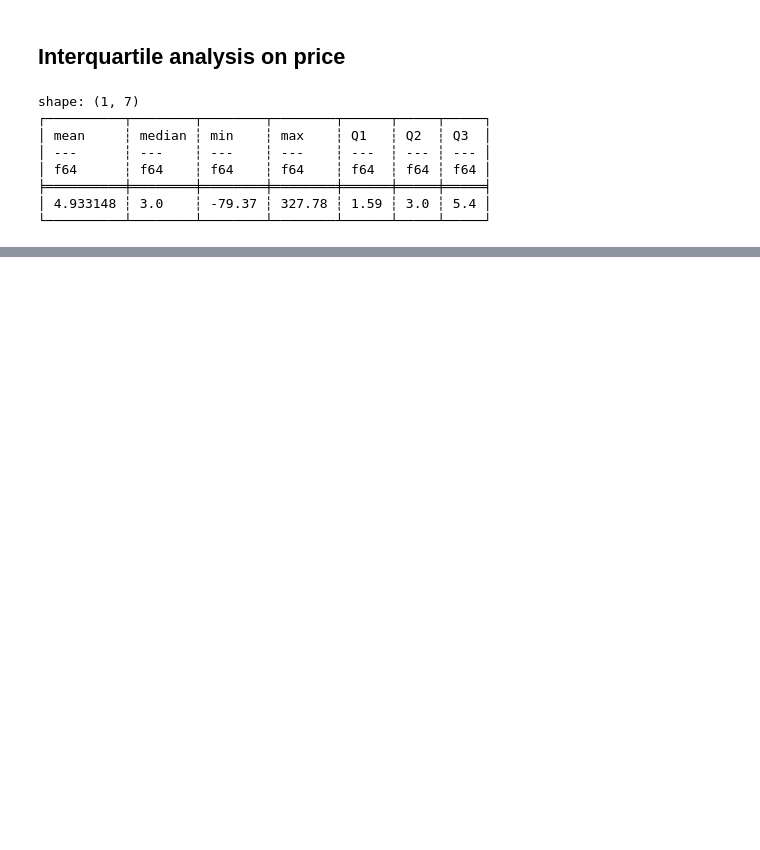
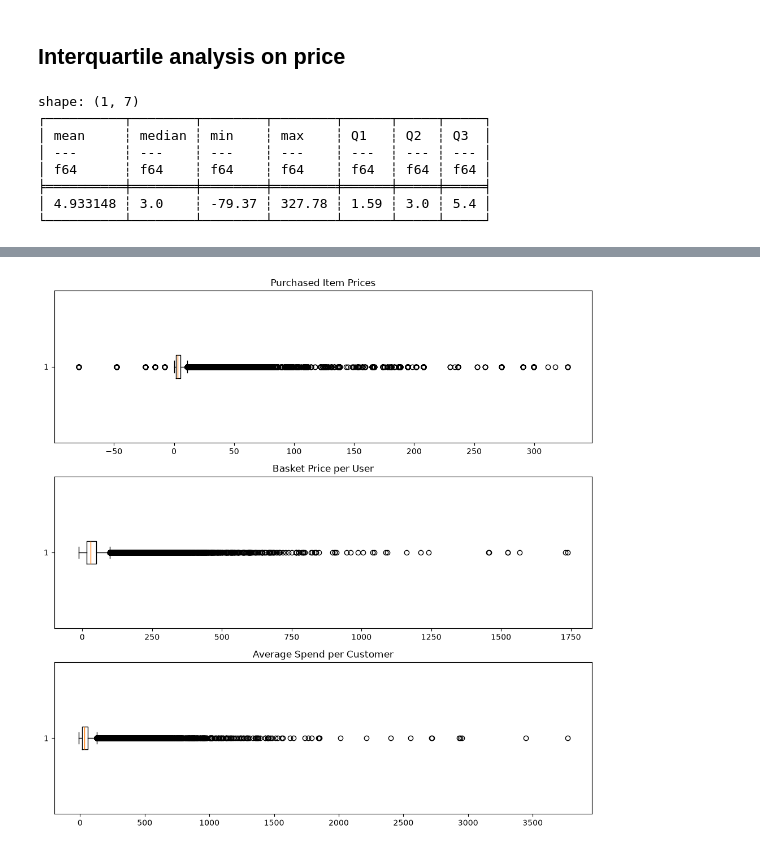
Before and after one commit to Numbersdontlie/Data-Science-Piscine, a Jupyter notebook: day3/ex02/ex02.ipynb, the cells around one changed output, grey strips where cells are left out. Saved outputs shown, nothing was run; the diff lists cells and outputs as text; code cells hidden in the pictures; blank space fills up the shorter version.

```diff
--- a/day3/ex02/ex02.ipynb
+++ b/day3/ex02/ex02.ipynb
@@ -89,0 +143,16 @@ plt.show()
+# %%
+fig, ax = plt.subplots(3, 1, figsize=(10, 10))
+
+ax[0].boxplot(prices, vert=False)
+ax[0].set_title("Purchased Item Prices")
+
+ax[1].boxplot(basket_prices, vert=False)
+ax[1].set_title("Basket Price per User")
+
+ax[2].boxplot(customer_spending, vert=False)
+ax[2].set_title("Average Spend per Customer")
+
+plt.tight_layout()
+plt.show()
+# %% [output]
+[figure, added]
```
Also changed, not shown: parts of 5 cells of this notebook.
